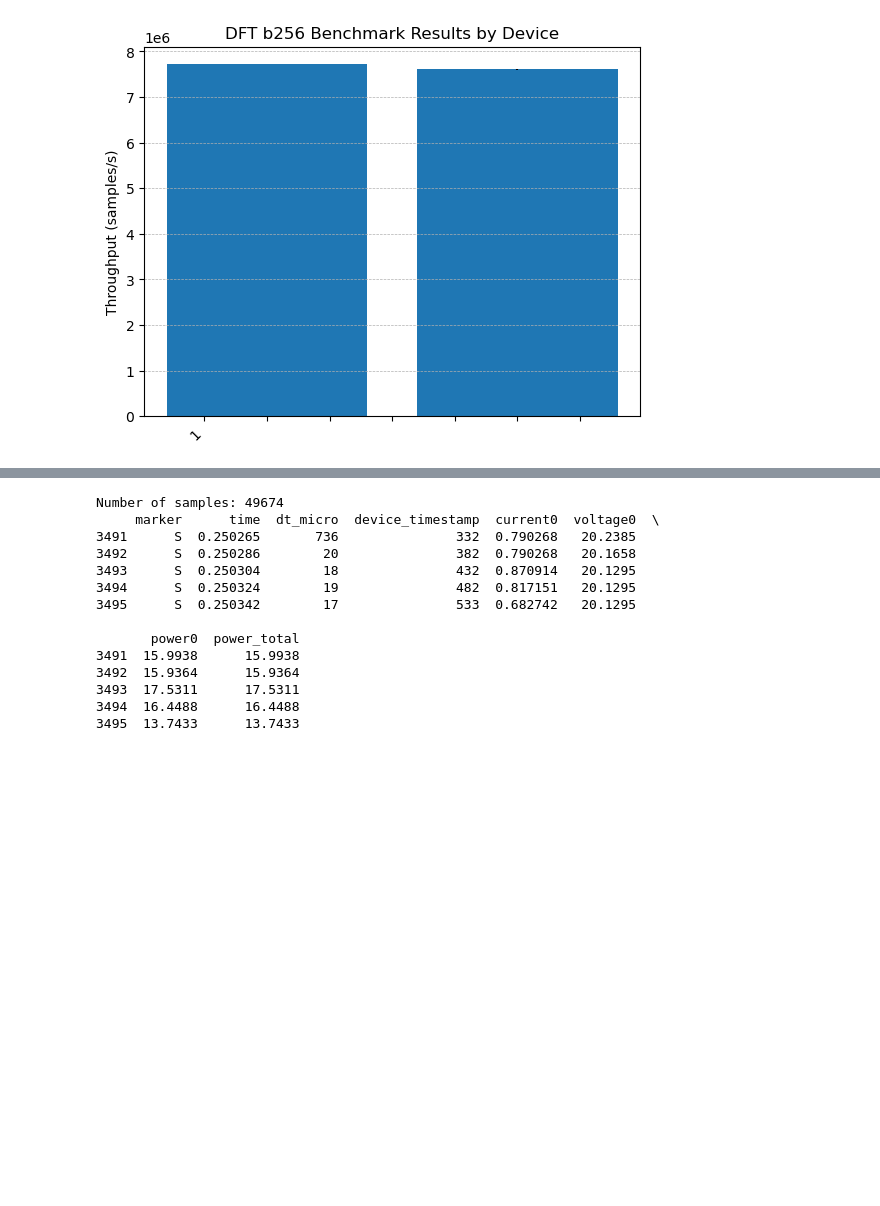
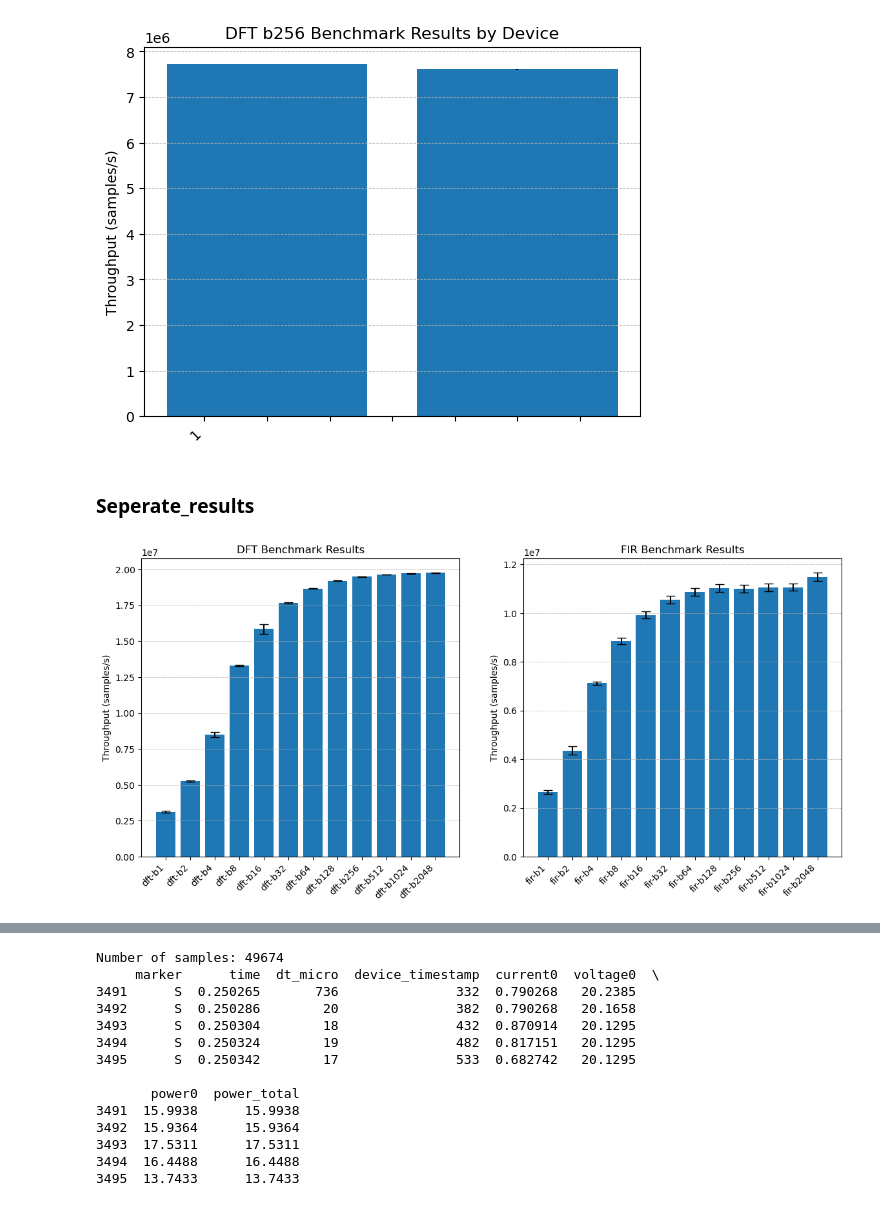
Before and after one commit to HendrikLambert/nvdla-ppf, a Jupyter notebook: analysis/analysis.ipynb, the cells around one changed output, grey strips where cells are left out. Cells and saved outputs as stored; diff of their text form; code cells hidden in the pictures; blank space fills up the shorter version.

```diff
--- a/analysis/analysis.ipynb
+++ b/analysis/analysis.ipynb
@@ -86,3 +88,45 @@ ax.set_xticklabels(dft_b256_stats['dla'], rotation=45, ha='right')
 ax.grid(axis='y', linestyle='--', linewidth=0.5)
 # %% [output]
 [figure]
+# %% [markdown]
+### Seperate_results
+# %%
+sep_res = pd.read_csv('seperate_results.csv', sep=',')
+sep_res[['model', 'batch']] = sep_res['loadable'].str.extract(r'([a-z]+)_model-c\d+(?:-t\d+)?-b(\d+)\.nvdla')
+sep_res['model_short'] = sep_res['model'] + '-b' + sep_res['batch']
+
+# # Calculate throughput
+sep_res['throughput'] = sep_res['samples'] / sep_res['device_time'] * 1000  # samples per second
+
+# Calculate samples per joule
+sep_res['samples_per_joule'] = sep_res['samples'] / sep_res['energy']
+
+sep_stats = sep_res.groupby(['model_short', 'batch']).agg(['mean', 'std'])
+# Flatten
+sep_stats.columns = ['_'.join(col) for col in sep_stats.columns]
+sep_stats = sep_stats.reset_index()
+
+# Sort by model_short
+sep_stats['batch'] = sep_stats['batch'].astype(int)
+sep_stats = sep_stats.sort_values(by='batch')
+
+sep_stats_dft = sep_stats[sep_stats['model_short'].str.contains('dft')]
+sep_stats_fir = sep_stats[sep_stats['model_short'].str.contains('fir')]
+# %%
+# Plotting of FIR and DFT in two different subplots
+fig, axs = plt.subplots(1, 2, figsize=(14, 6))
+# Plot DFT stats
+axs[0].bar(sep_stats_dft['model_short'], sep_stats_dft['throughput_mean'], yerr=sep_stats_dft['throughput_std'], capsize=5)
+axs[0].set_title('DFT Benchmark Results')
+axs[0].set_ylabel('Throughput (samples/s)')
+axs[0].set_xticklabels(sep_stats_dft['model_short'], rotation=45, ha='right')
+axs[0].grid(axis='y', linestyle='--', linewidth=0.5)
+
+# Plot FIR stats
+axs[1].bar(sep_stats_fir['model_short'], sep_stats_fir['throughput_mean'], yerr=sep_stats_fir['throughput_std'], capsize=5)
+axs[1].set_title('FIR Benchmark Results')
+axs[1].set_ylabel('Throughput (samples/s)')
+axs[1].set_xticklabels(sep_stats_fir['model_short'], rotation=45, ha='right')
+axs[1].grid(axis='y', linestyle='--', linewidth=0.5)
+# %% [output]
+[figure, added]
```
Also changed, not shown: parts of 4 cells of this notebook, 10 other files.
